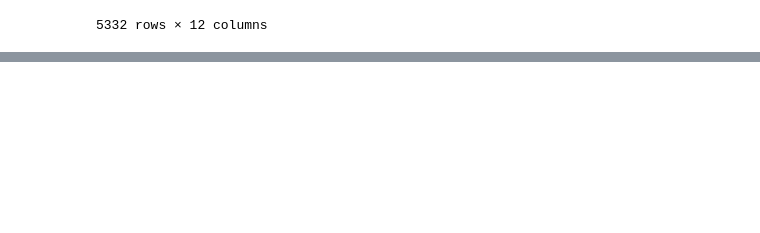
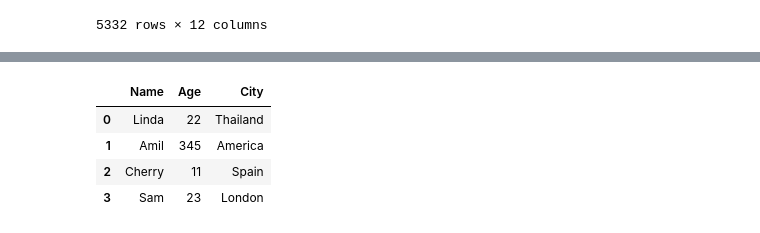
Before and after one commit to gauravvxv/Pandas, a Jupyter notebook: Notebook/pandas_practice.ipynb, the cells around one changed output, grey strips where cells are left out. Cells and saved outputs as stored; diff of their text form; code cells hidden in the pictures; blank space fills up the shorter version.

```diff
--- a/Notebook/pandas_practice.ipynb
+++ b/Notebook/pandas_practice.ipynb
@@ -568,0 +621,8 @@ df.set_index('SHOW_ID')
+# %%
+df3
+# %% [output]
+|  | Name | Age | City |
+| 0 | Linda | 22 | Thailand |
+| 1 | Amil | 345 | America |
+| 2 | Cherry | 11 | Spain |
+| 3 | Sam | 23 | London |
```
Also changed, not shown: parts of 5 cells of this notebook.
